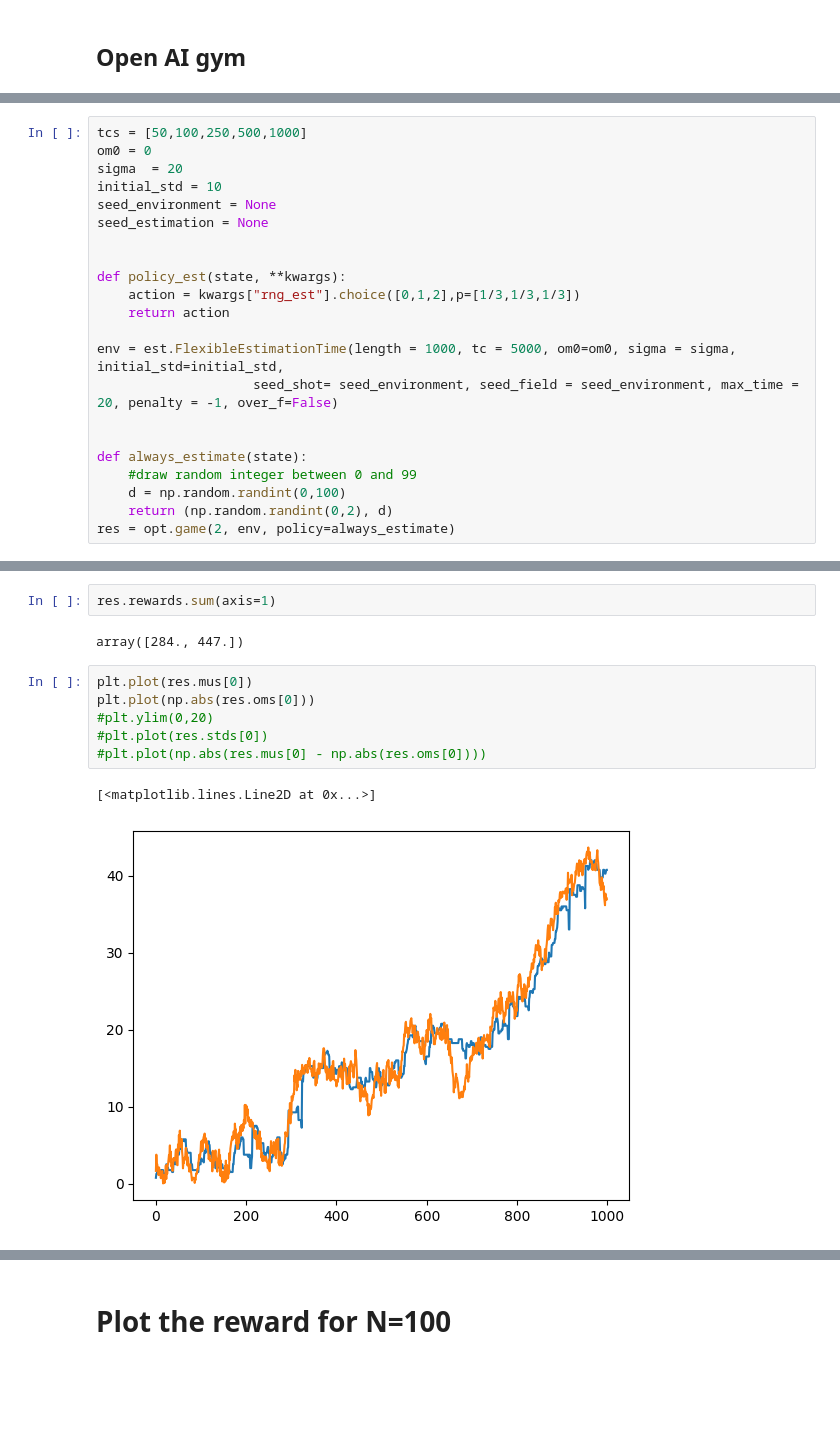
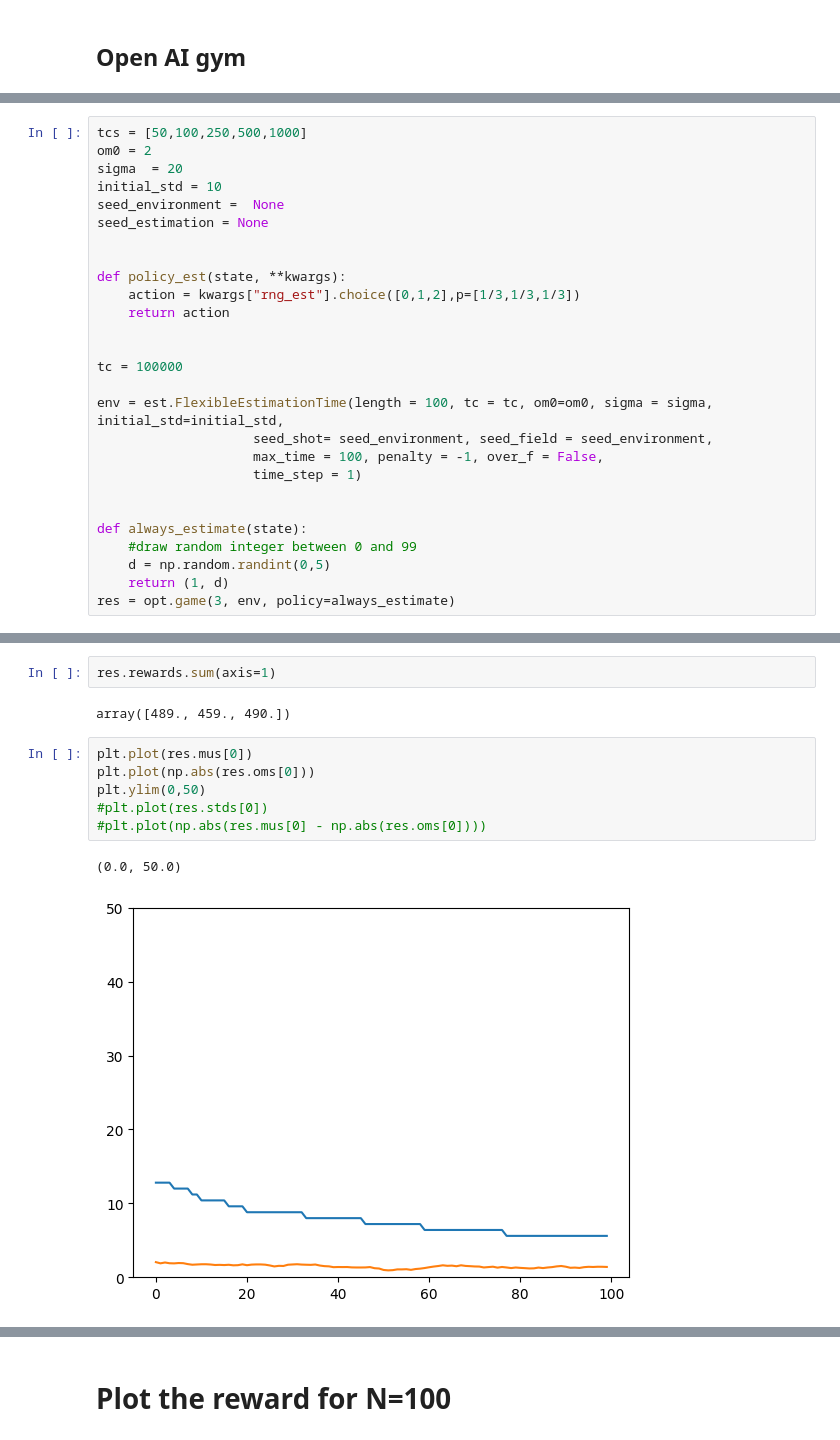
Before and after one commit to quantumJAK/Bayesian-measurment, a Jupyter notebook: Code/fexible_time.ipynb, the cells around one changed output, grey strips where cells are left out. Saved outputs shown, nothing was run; the diff lists cells and outputs as text; blank space fills up the shorter version.

```diff
--- a/Code/fexible_time.ipynb
+++ b/Code/fexible_time.ipynb
@@ -22,9 +22,9 @@ To enable them in other operations, rebuild TensorFlow with the appropriate comp
 # %%
 tcs = [50,100,250,500,1000]
-om0 = 0
+om0 = 2
 sigma  = 20
 initial_std = 10
-seed_environment = None
+seed_environment =  None
 seed_estimation = None
 
 
@@ -32,15 +32,20 @@ def policy_est(state, **kwargs):
     action = kwargs["rng_est"].choice([0,1,2],p=[1/3,1/3,1/3])
     return action
 
-env = est.FlexibleEstimationTime(length = 1000, tc = 5000, om0=om0, sigma = sigma, initial_std=initial_std,
-                    seed_shot= seed_environment, seed_field = seed_environment, max_time = 20, penalty = -1, over_f=False)
+
+tc = 100000
+
+env = est.FlexibleEstimationTime(length = 100, tc = tc, om0=om0, sigma = sigma, initial_std=initial_std,
+                    seed_shot= seed_environment, seed_field = seed_environment,
+                    max_time = 100, penalty = -1, over_f = False,
+                    time_step = 1)
 
 
 def always_estimate(state):
     #draw random integer between 0 and 99
-    d = np.random.randint(0,100)
-    return (np.random.randint(0,2), d)
-res = opt.game(2, env, policy=always_estimate)
+    d = np.random.randint(0,5)
+    return (1, d)
+res = opt.game(3, env, policy=always_estimate)
 # %%
 res.actions
 # %% [output]
@@ -52,16 +69,16 @@ array([[[ 1.,  1.,  0., ...,  1.,  1.,  0.],
 # %%
 res.rewards.sum(axis=1)
 # %% [output]
-array([284., 447.])
+array([489., 459., 490.])
 # %%
 plt.plot(res.mus[0])
 plt.plot(np.abs(res.oms[0]))
-#plt.ylim(0,20)
+plt.ylim(0,50)
 #plt.plot(res.stds[0])
 #plt.plot(np.abs(res.mus[0] - np.abs(res.oms[0])))
 # %% [output]
-[<matplotlib.lines.Line2D at 0x...>]
+(0.0, 50.0)
-[figure, old version]
+[figure, new version]
 # %%
 plt.plot(np.abs(np.array(res.mus[0])))
 plt.plot(np.abs(np.array(res.oms[0])))
```
Also changed, not shown: parts of 13 cells of this notebook, 19 other files.
